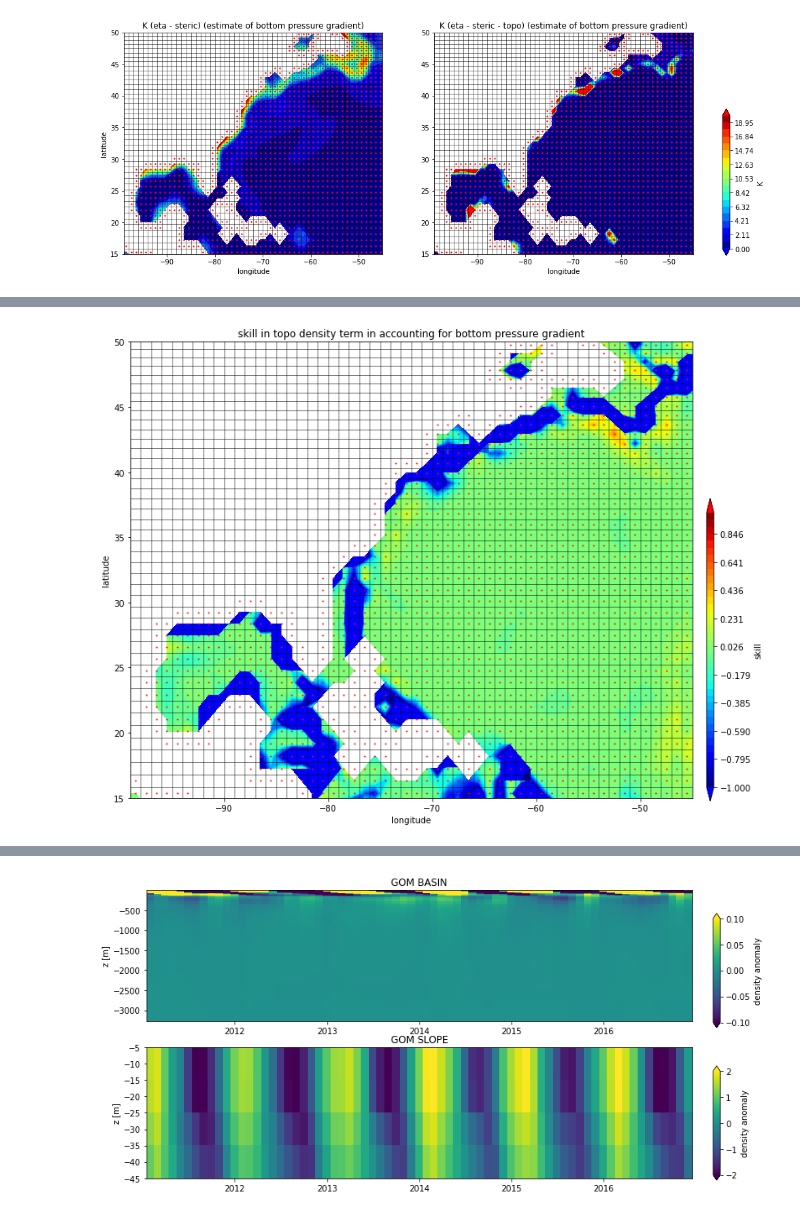
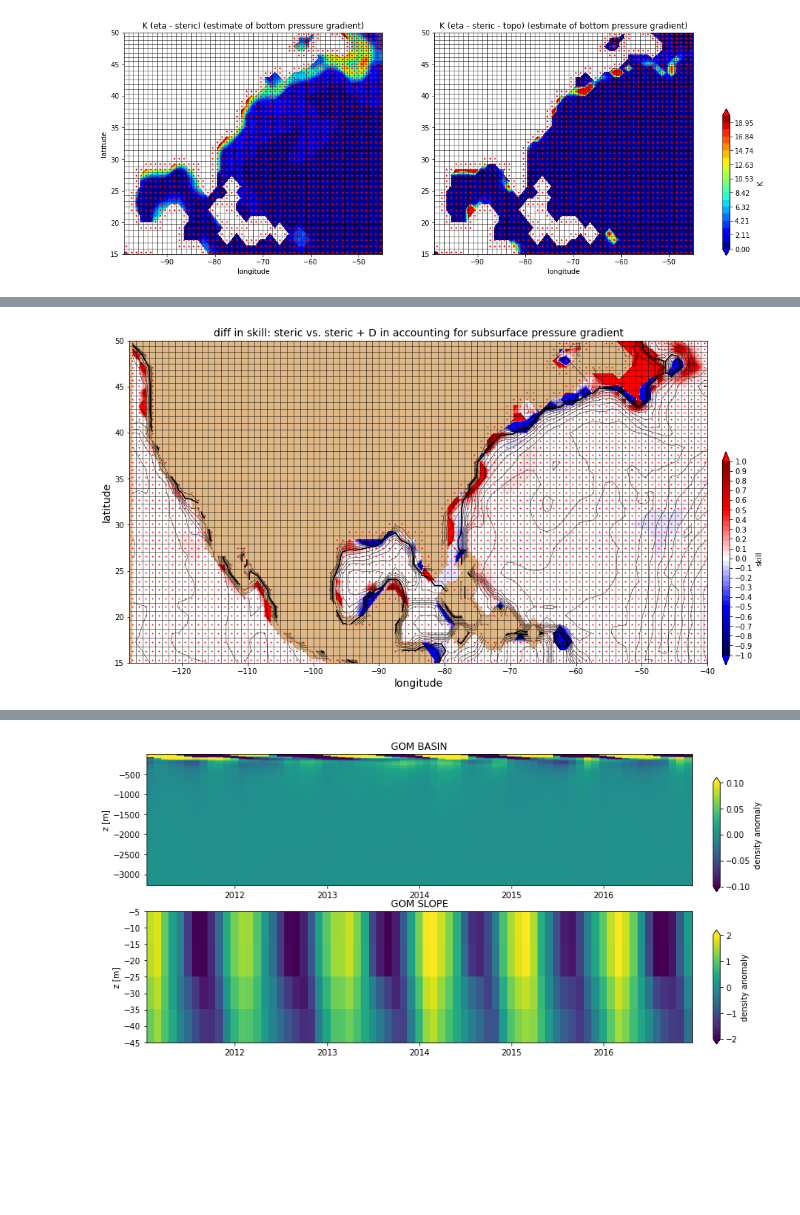
Before and after one commit to jakesteinberg/nasa_ostst, a Jupyter notebook: gradients.ipynb, the cells around one changed output, grey strips where cells are left out. Drawn from its saved outputs; the diff is of its cells as text; code cells hidden in the pictures; blank space fills up the shorter version.

```diff
--- a/gradients.ipynb
+++ b/gradients.ipynb
@@ -30,8 +33,11 @@ ecco_grid = ecco.load_ecco_grid_nc(grid_dir, 'ECCO-GRID.nc')
 ## Load 2D Monthly data...SSH
 data_dir= ECCO_dir + '/nctiles_monthly'
 ecco_daily_vars = ecco.recursive_load_ecco_var_from_years_nc(data_dir, \
-                                           vars_to_load=['SSHDYN','OBPNOPAB','PHIHYD','RHOAnoma','SALT'],\
-                                           years_to_load=range(2011,2017)).load() # if desired, add after 'SSH','NEW_VAR',... 'SSH','OBP',
+                                           vars_to_load=['SSHDYN','OBPNOPAB','PHIHYD','RHOAnoma','SALT','UVEL','VVEL'],\
+                                           years_to_load=range(2011,2017)).load()
+# ecco_daily_vars = ecco.recursive_load_ecco_var_from_years_nc(data_dir, \
+#                                            vars_to_load=['ETAN'],\
+#                                            years_to_load=range(2013,2016)).load()
 ## Merge the ecco_grid with the ecco_vars to make the ecco_ds
 ecco_monthly_ds = xr.merge((ecco_grid , ecco_daily_vars))
 # %% [output]
@@ -47,6 +56,15 @@ ocean_mask = ocean_mask.where(ocean_mask==1, np.nan)
 # load steric height and steric pressure already computed
 ds_den0 = '/Users/jakesteinberg/Documents/NASA_OSTST/rho_steric_2011_2017.nc'
 ds_den = xr.open_dataset(ds_den0)
+# %%
+# LLC270
+# load steric height and steric pressure already computed
+ds_den0 = '/Users/jakesteinberg/Documents/NASA_OSTST/rho_270_steric_2013.nc'
+ds_den1 = '/Users/jakesteinberg/Documents/NASA_OSTST/rho_270_steric_2014.nc'
+ds_den2 = '/Users/jakesteinberg/Documents/NASA_OSTST/rho_270_steric_2015.nc'
+ds_den01 = xr.open_dataset(ds_den0)
+ds_den11 = xr.open_dataset(ds_den1)
+ds_den21 = xr.open_dataset(ds_den2)
 # %%
 metrics = {
     ('X',): ['dxC', 'dxG'], # X distances
@@ -102,7 +197,7 @@ obp_a_detrend = obp_anom - obp_a_trend
 obp = rho0*g*(obp_a_detrend)
 obp = obp.where(ecco_monthly_ds.hFacC.isel(tile=tile_num,k=0) !=0, np.nan)
 # -- Steric Height --
-ster_a = 1*(ds_den.steric_p-ds_den.steric_p.mean(dim='time'))
+ster_a = 1*(ds_den.steric_p.isel(tile=tile_num)-ds_den.steric_p.isel(tile=tile_num).mean(dim='time'))
 p = ster_a.polyfit(dim='time', deg=1)
 ster_a_trend = xr.polyval(ster_a['time'], p.polyfit_coefficients)
 ster_a_detrend = ster_a - ster_a_trend
@@ -494,25 +922,30 @@ cb = f.colorbar(Kc, cax=cax, orientation='vertical', extend='both', label='K')
 # %%
-# skill = 1 - (((topox - (deta_dx.isel(tile=tile_num)-dster_dx.isel(tile=tile_num))).var(dim='time') + \
-#              (topoy - (deta_dy.isel(tile=tile_num)-dster_dy.isel(tile=tile_num))).var(dim='time')) / ((topox).var(dim='time') + (topoy).var(dim='time')))
+skill2 = 1 - ((deta_dx.isel(tile=tile_num) - (dster_dx.isel(tile=tile_num) + dpb_dx)).var(dim='time') + \
+             (deta_dy.isel(tile=tile_num) - (dster_dy.isel(tile=tile_num) + dpb_dy)).var(dim='time')) / \
+             ((deta_dx.isel(tile=tile_num)).var(dim='time') + \
+              ((deta_dy.isel(tile=tile_num)).var(dim='time')))
 
-skill = 1 - ((((deta_dx.isel(tile=tile_num)-dster_dx.isel(tile=tile_num)) - topox).var(dim='time') + \
-             ((deta_dy.isel(tile=tile_num)-dster_dy.isel(tile=tile_num))-topoy).var(dim='time')) / ((deta_dx.isel(tile=tile_num)-dster_dx.isel(tile=tile_num)).var(dim='time') + (deta_dy.isel(tile=tile_num)-dster_dy.isel(tile=tile_num)).var(dim='time')))
-
-f, ax = plt.subplots(1,1,figsize=(12,10))
-tile_to_plot = skill
+f, ax = plt.subplots(1,1,figsize=(14,8))
+tile_to_plot = skill2 - skill
 tile_to_plot= tile_to_plot.where(ecco_monthly_ds.hFacC.isel(tile=tile_num,k=0) !=0, np.nan)
-colMap = plt.get_cmap('jet')
+colMap = plt.get_cmap('seismic')
 colMap.set_under(color='b');colMap.set_over(color='r')
 Kc = ax.contourf(lons, lats, tile_to_plot, np.linspace(-1, 1, 40,endpoint=True), cmap=colMap, vmin=-1, vmax=1, extend='both')
+# ax.contour(lons, lats, tile_to_plot, [0.1, 0.2, 0.3], colors='k', linewidths=0.5)
+ax.contour(lons, lats, dep.isel(tile=tile_num), np.concatenate((np.arange(0,1000,200), np.arange(1000,6000,500))), \
+           linewidths=0.45, colors='k')
+ax.contour(lons, lats, dep.isel(tile=tile_num), [1000, 1001], linewidths=1.25, colors='k')
 ax.plot(ecco_monthly_ds.XG.isel(tile=tile_num), ecco_monthly_ds.YG.isel(tile=tile_num),'k-', linewidth=0.5)
 ax.plot(ecco_monthly_ds.XG.isel(tile=tile_num).T, ecco_monthly_ds.YG.isel(tile=tile_num).T,'k-', linewidth=0.5)
-ax.set_title('skill in topo density term in accounting for bottom pressure gradient')
-ax.set_xlabel('longitude')
-ax.set_ylabel('latitude')
+ax.set_title('diff in skill: steric vs. steric + D in accounting for subsurface pressure gradient', fontsize=14)
+ax.set_xlabel('longitude', fontsize=14)
+ax.set_ylabel('latitude', fontsize=14)
 ax.scatter(ocx, ocy, s=1, color='r')
-ax.set_xlim(lon_range); ax.set_ylim(lat_range);
+ax.set_ylim(lat_range); ax.set_xlim([-128,-40]);
 cbpos = [0.92, 0.12, 0.01, 0.5]
 cax = f.add_axes(cbpos)
-cb = f.colorbar(Kc, cax=cax, orientation='vertical', extend='both', label='skill')
+cb = f.colorbar(Kc, cax=cax, orientation='vertical', extend='both', label='skill', ticks=np.arange(-1,1.1,0.1))
+ax.set_facecolor('#DEB887');
+f.savefig('/Users/jakesteinberg/Documents/NASA_OSTST/meetings/2022_02_04/gom_skill_ster_D_diff.jpg', dpi=250)
 # %% [output]
-[figure, old version]
+[figure, new version]
```
Also changed, not shown: parts of 34 cells of this notebook, 1 other file.
